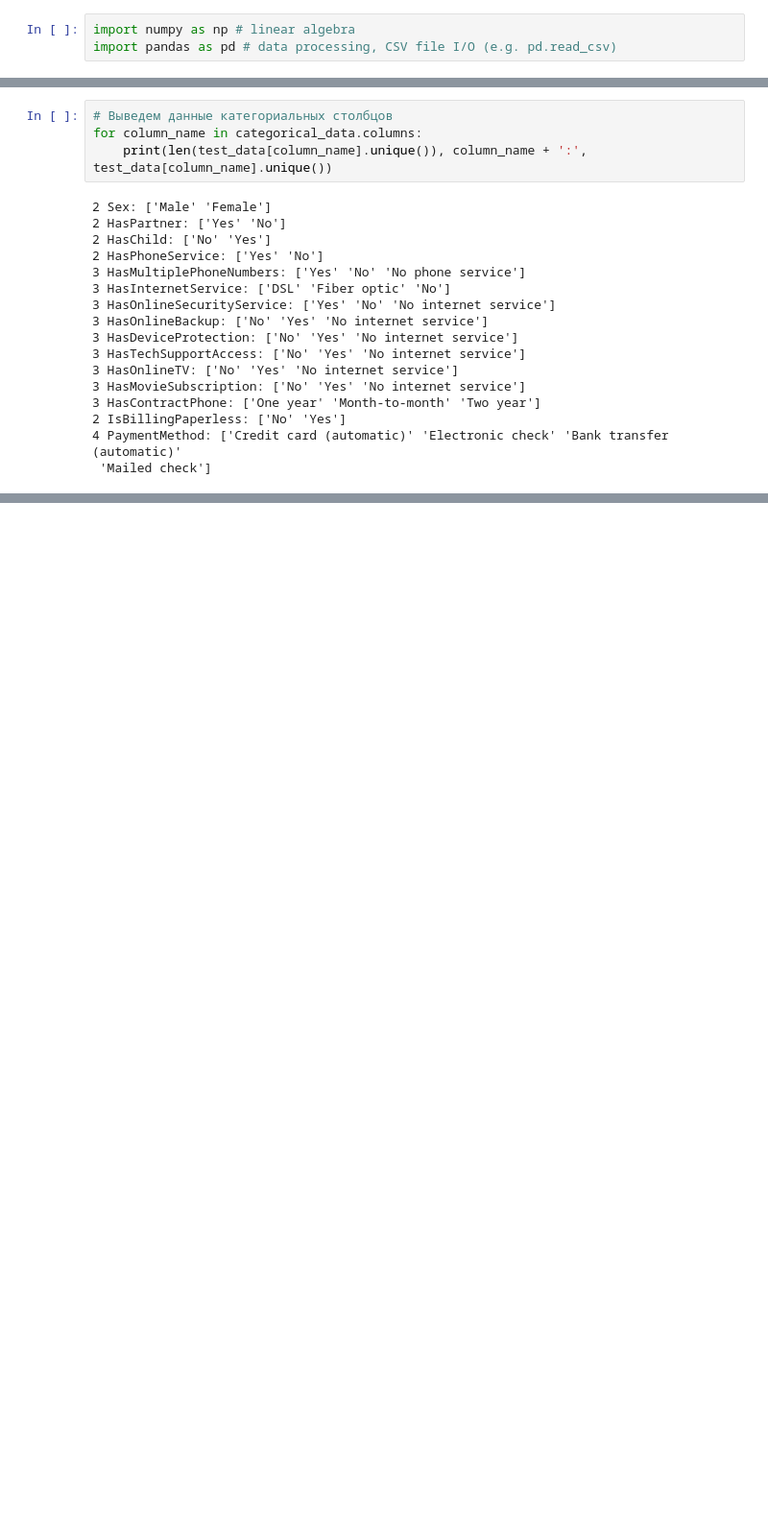
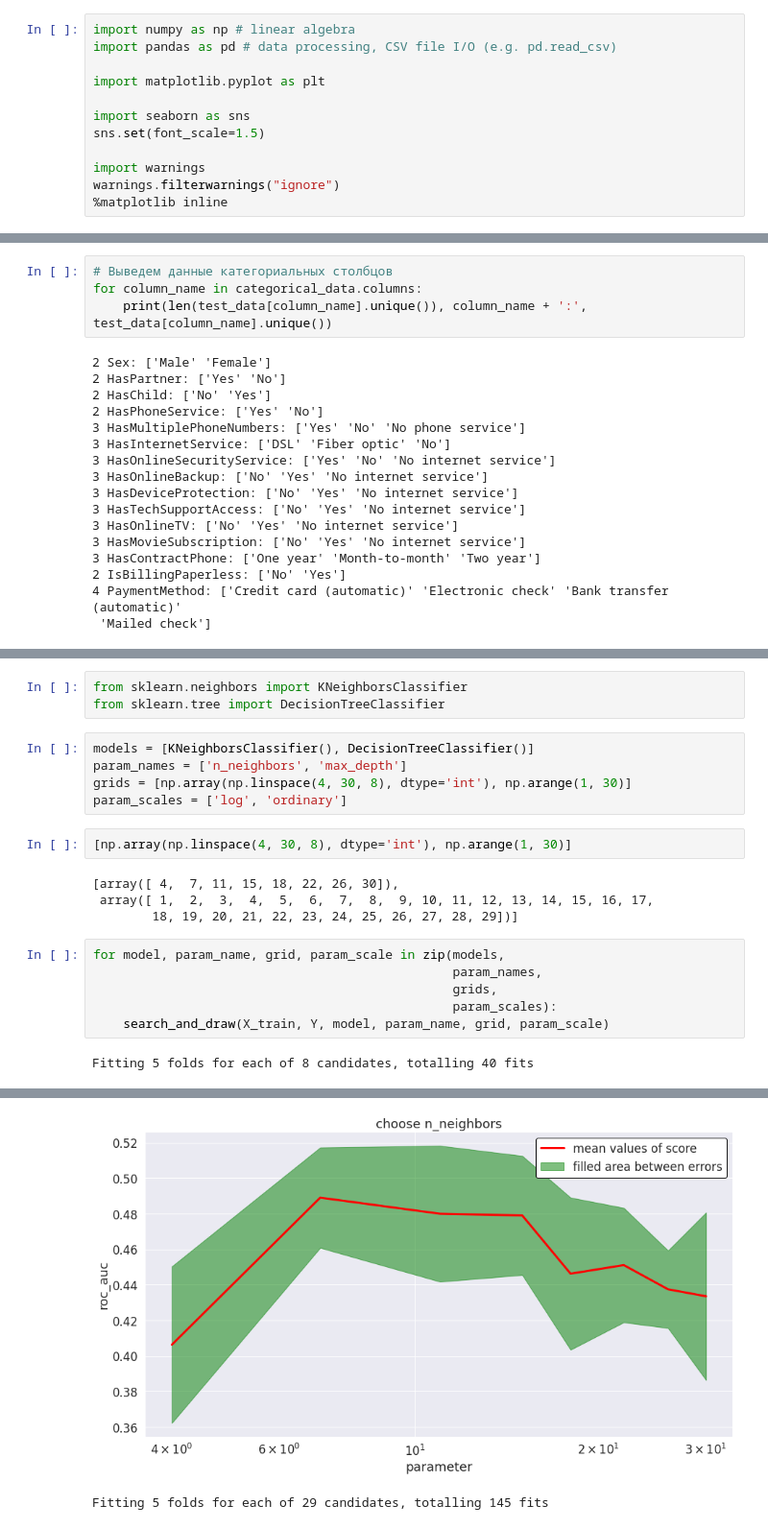
Before and after one commit to Buterbrod/Deep-Learning-School-2021, a Jupyter notebook: Предсказание_оттока_пользователей_(осень_2021).ipynb, the cells around one changed output, grey strips where cells are left out. Shown at 96% size. Saved outputs shown, nothing was run; the diff lists cells and outputs as text; blank space fills up the shorter version.

```diff
--- a/Предсказание_оттока_пользователей_(осень_2021).ipynb
+++ b/Предсказание_оттока_пользователей_(осень_2021).ipynb
@@ -31,6 +31,15 @@
 # %%
 import numpy as np # linear algebra
 import pandas as pd # data processing, CSV file I/O (e.g. pd.read_csv)
+
+import matplotlib.pyplot as plt
+
+import seaborn as sns
+sns.set(font_scale=1.5)
+
+import warnings
+warnings.filterwarnings("ignore")
+%matplotlib inline
 # %% [markdown]
 ## Шаг 2. Подключить Kaggle к Colab и забрать файлы соревнования
 # %% [markdown]
@@ -233,0 +303,22 @@ print('Размерность X: '+str(X.shape)+', X_origin:'+str(X_origin.shape
+# %%
+from sklearn.neighbors import KNeighborsClassifier
+from sklearn.tree import DecisionTreeClassifier
+# %%
+models = [KNeighborsClassifier(), DecisionTreeClassifier()]
+param_names = ['n_neighbors', 'max_depth']
+grids = [np.array(np.linspace(4, 30, 8), dtype='int'), np.arange(1, 30)]
+param_scales = ['log', 'ordinary']
+# %%
+[np.array(np.linspace(4, 30, 8), dtype='int'), np.arange(1, 30)]
+# %% [output]
+[array([ 4,  7, 11, 15, 18, 22, 26, 30]),
+ array([ 1,  2,  3,  4,  5,  6,  7,  8,  9, 10, 11, 12, 13, 14, 15, 16, 17,
+        18, 19, 20, 21, 22, 23, 24, 25, 26, 27, 28, 29])]
+# %%
+for model, param_name, grid, param_scale in zip(models,
+                                                param_names,
+                                                grids,
+                                                param_scales):
+    search_and_draw(X_train, Y, model, param_name, grid, param_scale)
+# %% [output]
+Fitting 5 folds for each of 8 candidates, totalling 40 fits
@@ -233,0 +334,2 @@ print('Размерность X: '+str(X.shape)+', X_origin:'+str(X_origin.shape
+[figure, added]
+Fitting 5 folds for each of 29 candidates, totalling 145 fits
```
Also changed, not shown: parts of 10 cells of this notebook.
